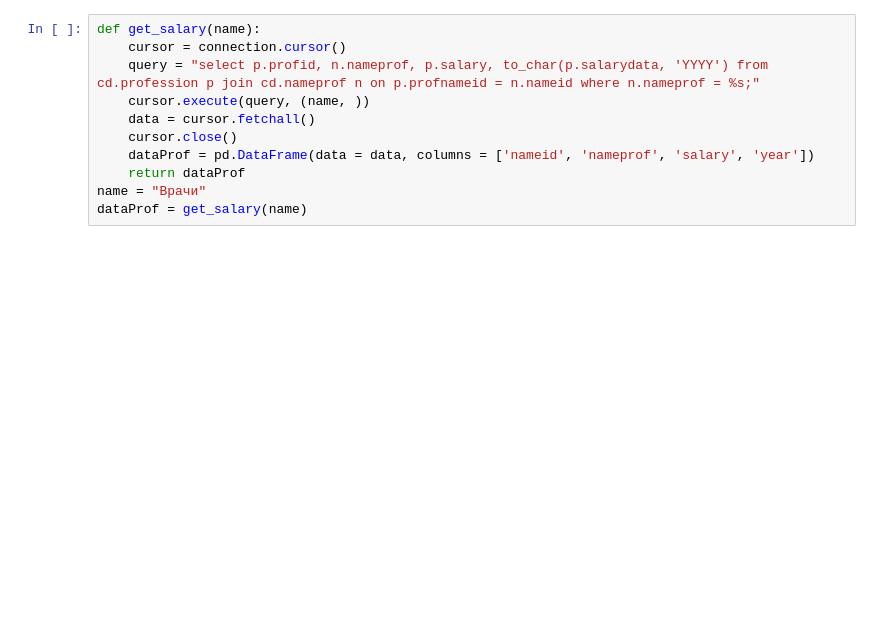
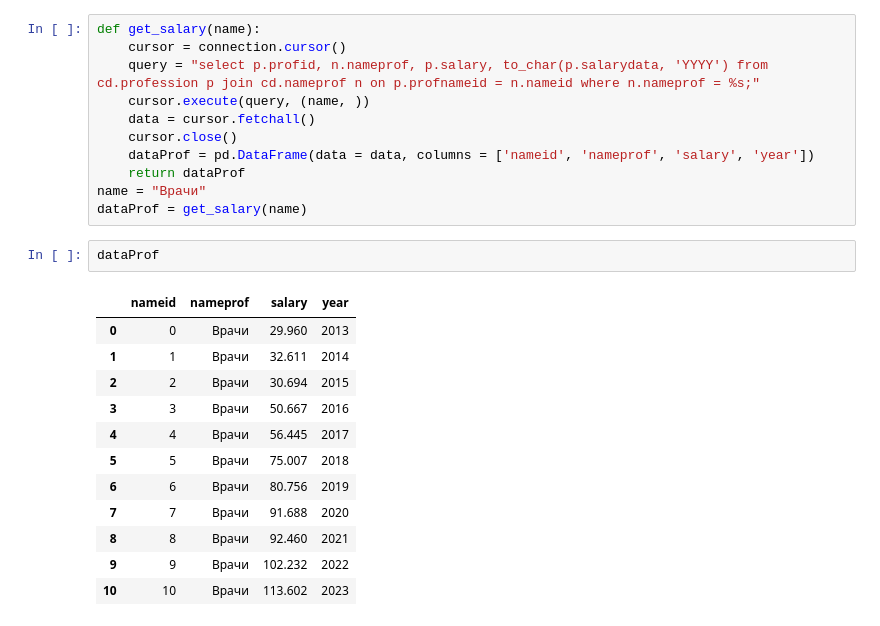
Before and after one commit to vladimir-vova/RevenueAnalyst, a Jupyter notebook: test.ipynb, the cells around one changed output. Cells and saved outputs as stored; diff of their text form; blank space fills up the shorter version.

```diff
--- a/test.ipynb
+++ b/test.ipynb
@@ -106,3 +106,18 @@ def get_salary(name):
     return dataProf
 name = "Врачи"
 dataProf = get_salary(name)
+# %%
+dataProf
+# %% [output]
+|  | nameid | nameprof | salary | year |
+| 0 | 0 | Врачи | 29.960 | 2013 |
+| 1 | 1 | Врачи | 32.611 | 2014 |
+| 2 | 2 | Врачи | 30.694 | 2015 |
+| 3 | 3 | Врачи | 50.667 | 2016 |
+| 4 | 4 | Врачи | 56.445 | 2017 |
+| 5 | 5 | Врачи | 75.007 | 2018 |
+| 6 | 6 | Врачи | 80.756 | 2019 |
+| 7 | 7 | Врачи | 91.688 | 2020 |
+| 8 | 8 | Врачи | 92.460 | 2021 |
+| 9 | 9 | Врачи | 102.232 | 2022 |
+| 10 | 10 | Врачи | 113.602 | 2023 |
```
Also changed, not shown: parts of 1 cell of this notebook.
